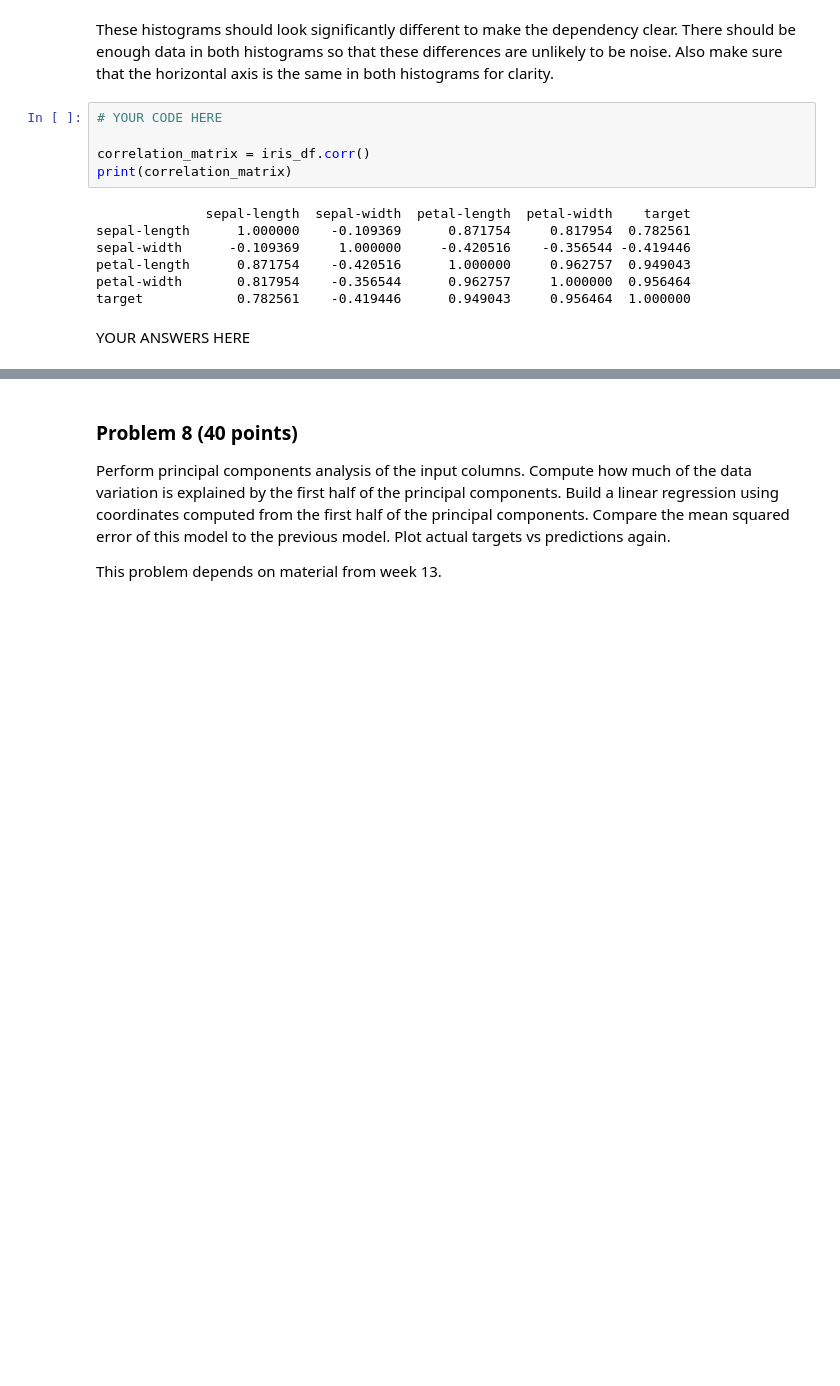
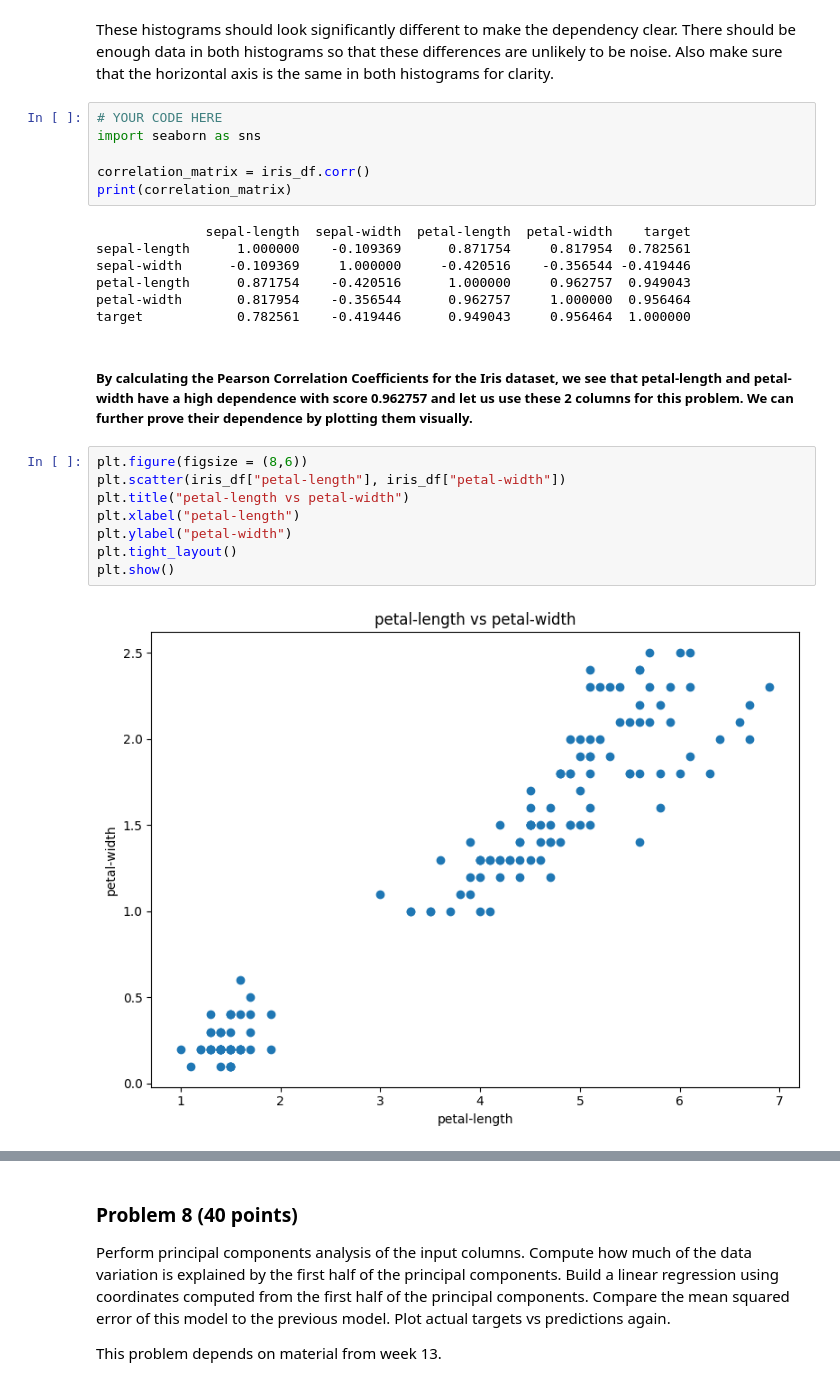
Before and after one commit to garikapativineet/dx601-final-project, a Jupyter notebook: project.ipynb, the cells around one changed output, grey strips where cells are left out. Drawn from its saved outputs; the diff is of its cells as text; blank space fills up the shorter version.

```diff
--- a/project.ipynb
+++ b/project.ipynb
@@ -272,6 +272,7 @@ There should be enough data in both histograms so that these differences are unl
 Also make sure that the horizontal axis is the same in both histograms for clarity.
 # %%
 # YOUR CODE HERE
+import seaborn as sns
 
 correlation_matrix = iris_df.corr()
 print(correlation_matrix)
@@ -282,5 +283,15 @@ sepal-width      -0.109369     1.000000     -0.420516    -0.356544 -0.419446
 petal-length      0.871754    -0.420516      1.000000     0.962757  0.949043
 petal-width       0.817954    -0.356544      0.962757     1.000000  0.956464
 target            0.782561    -0.419446      0.949043     0.956464  1.000000
-# %% [markdown]
-YOUR ANSWERS HERE
+# %% [markdown]
+##### By calculating the Pearson Correlation Coefficients for the Iris dataset, we see that petal-length and petal-width have a high dependence with score 0.962757 and let us use these 2 columns for this problem. We can further prove their dependence by plotting them visually.
+# %%
+plt.figure(figsize = (8,6))
+plt.scatter(iris_df["petal-length"], iris_df["petal-width"])
+plt.title("petal-length vs petal-width")
+plt.xlabel("petal-length")
+plt.ylabel("petal-width")
+plt.tight_layout()
+plt.show()
+# %% [output]
+[figure, added]
```
Also changed, not shown: parts of 15 cells of this notebook.
